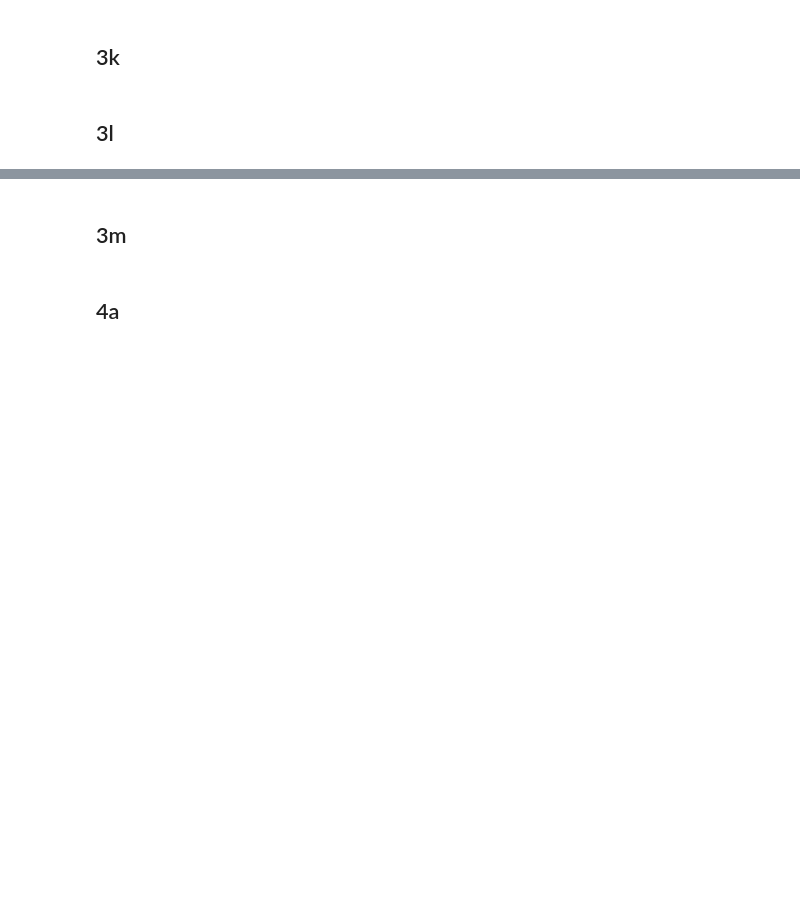
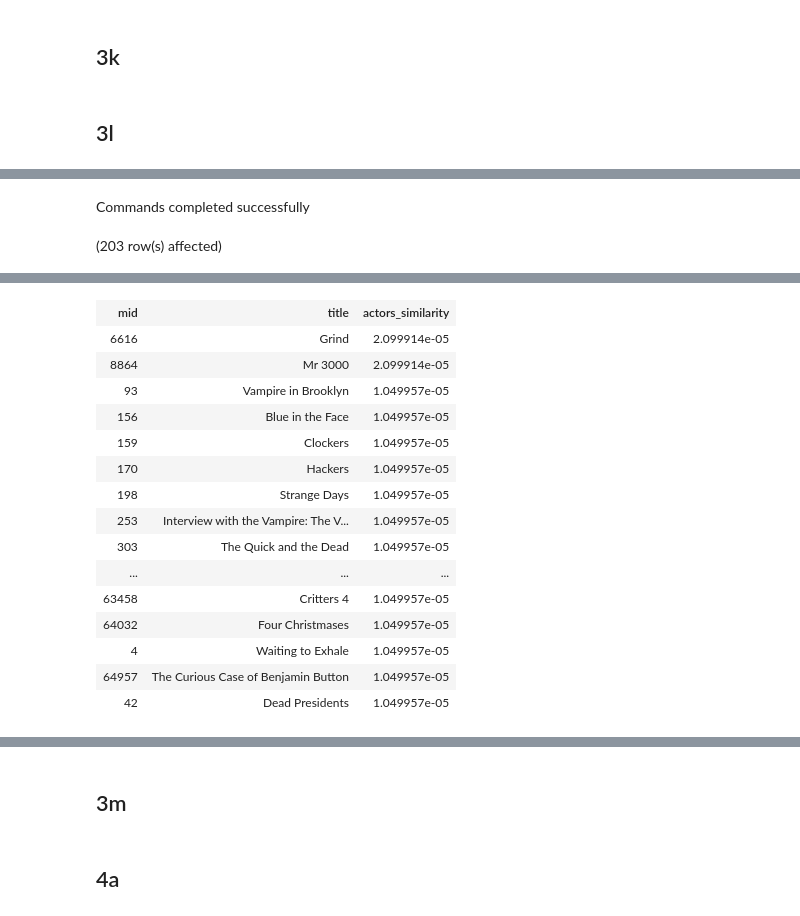
Before and after one commit to po-trottier/concordia-data-systems, a Jupyter notebook: Phase1/project_notebook.ipynb, the cells around one changed output, grey strips where cells are left out. Drawn from its saved outputs; the diff is of its cells as text; code cells hidden in the pictures; blank space fills up the shorter version.

```diff
--- a/Phase1/project_notebook.ipynb
+++ b/Phase1/project_notebook.ipynb
@@ -403,7 +406,7 @@ CREATE OR REPLACE VIEW actors_in_common AS
         SELECT COUNT(distinct name)
         FROM actors
     )
-    SELECT M2.mid, A2.title, A2.count::REAL / C.count::REAL AS similarity
+    SELECT M2.mid, A2.title, A2.count::REAL / C.count::REAL AS actors_similarity
     FROM actors_count C, movies M2 RIGHT JOIN (
         SELECT M1.mid, M1.title, COUNT(A1.name)
         FROM actors A1, movies M1
@@ -421,6 +424,9 @@ CREATE OR REPLACE VIEW actors_in_common AS
         ORDER BY COUNT(A1.name) DESC
     ) A2
     ON A2.mid = M2.mid
-    ORDER BY similarity DESC;
+    ORDER BY actors_similarity DESC;
 
 SELECT * FROM actors_in_common;
+# %% [output]
+Commands completed successfully
+(203 row(s) affected)
@@ -427,3 +434,19 @@ SELECT * FROM actors_in_common;
+| mid | title | actors_similarity |
+| 6616 | Grind | 2.099914e-05 |
+| 8864 | Mr 3000 | 2.099914e-05 |
+| 93 | Vampire in Brooklyn | 1.049957e-05 |
+| 156 | Blue in the Face | 1.049957e-05 |
+| 159 | Clockers | 1.049957e-05 |
+| 170 | Hackers | 1.049957e-05 |
+| 198 | Strange Days | 1.049957e-05 |
+| 253 | Interview with the Vampire: The V... | 1.049957e-05 |
+| 303 | The Quick and the Dead | 1.049957e-05 |
+| ... | ... | ... |
+| 63458 | Critters 4 | 1.049957e-05 |
+| 64032 | Four Christmases | 1.049957e-05 |
+| 4 | Waiting to Exhale | 1.049957e-05 |
+| 64957 | The Curious Case of Benjamin Button | 1.049957e-05 |
+| 42 | Dead Presidents | 1.049957e-05 |
 # %%
 CREATE OR REPLACE VIEW genres_in_common AS
     WITH genres_count AS (
```
Also changed, not shown: parts of 11 cells of this notebook, 1 other file.
